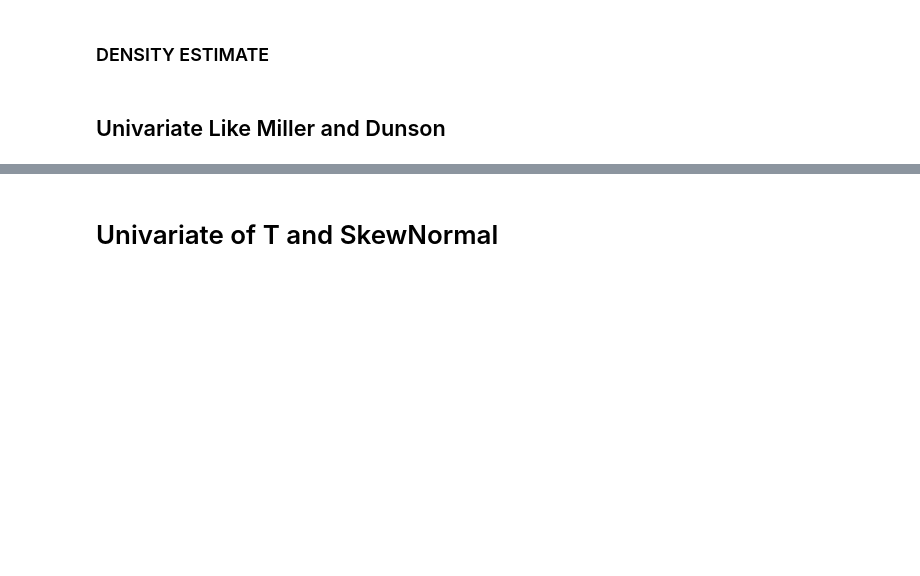
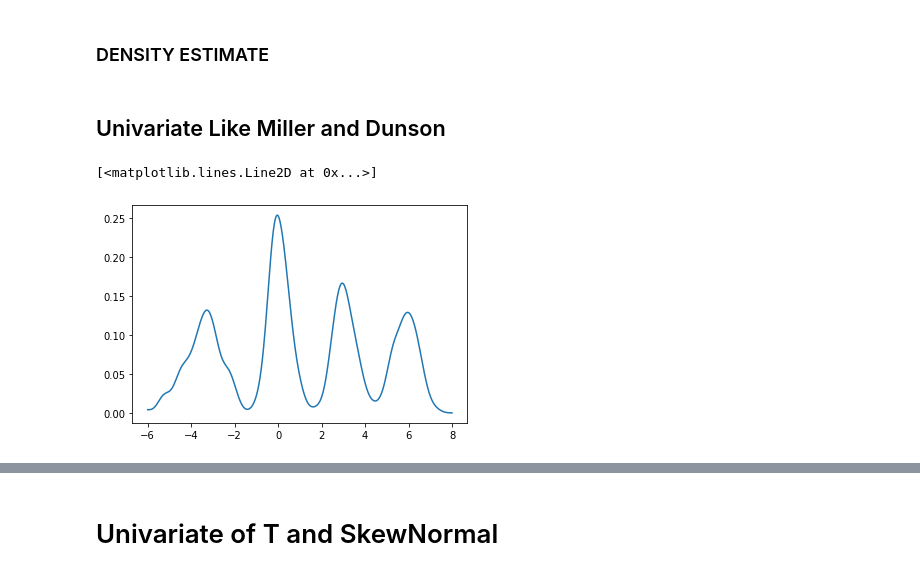
Before and after one commit to LGhilotti/pp_mix, a Jupyter notebook: Plots.ipynb, the cells around one changed output, grey strips where cells are left out. Cells and saved outputs as stored; diff of their text form; code cells hidden in the pictures; blank space fills up the shorter version.

```diff
--- a/Plots.ipynb
+++ b/Plots.ipynb
@@ -244,4 +244,10 @@ def generate_data(size):
     return out
 # %%
 xgrid = np.linspace(-6, 8, 500)
-plt.plot(xgrid, f0(xgrid))
+f_eval = f0(xgrid)
+
+plt.savefig("images/data_univ_miller_dunson_true_dens.pdf")
+plt.plot(xgrid, f_eval)
+# %% [output]
+[<matplotlib.lines.Line2D at 0x...>]
+[figure, added]
```
Also changed, not shown: parts of 13 cells of this notebook.
